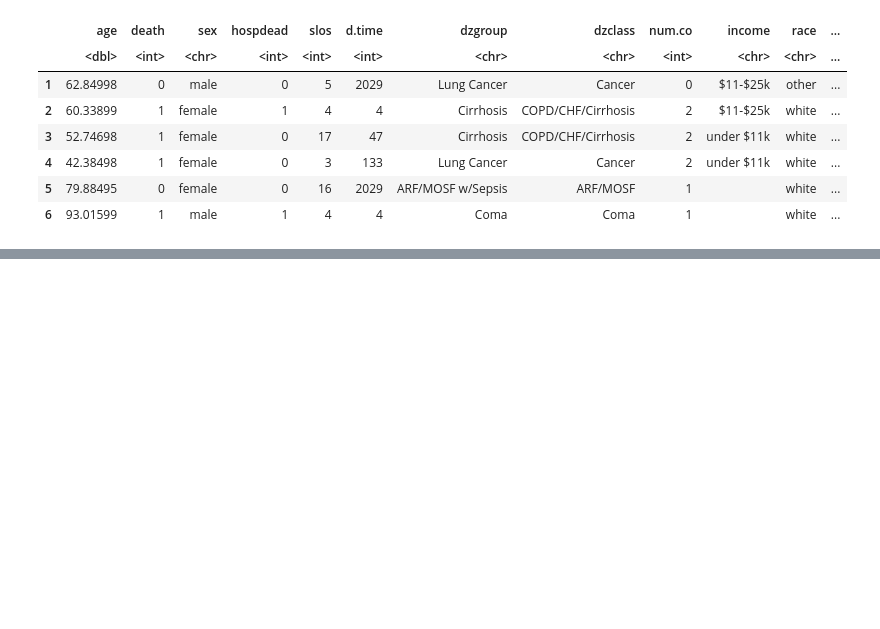
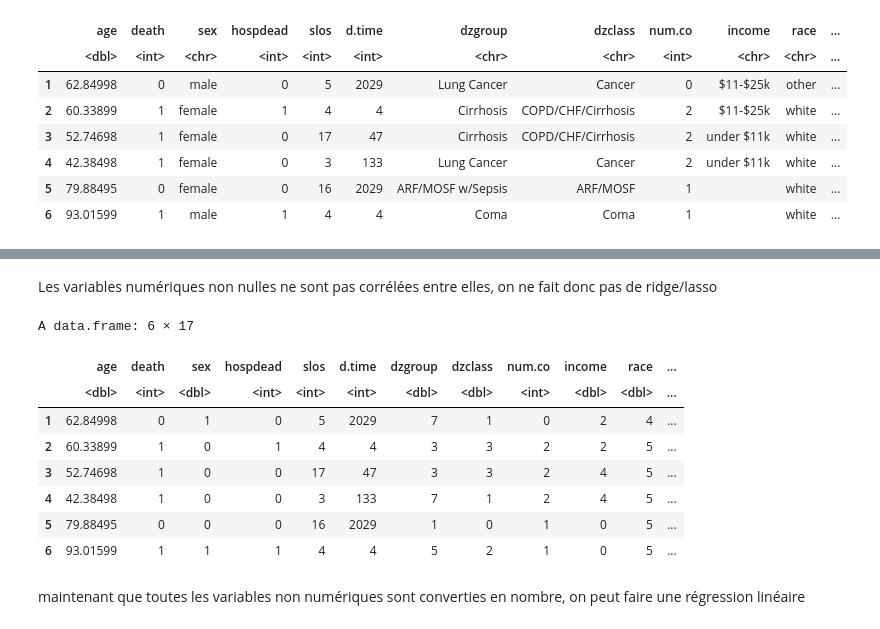
Before and after one commit to ClemouDouard/merr_project, a Jupyter notebook: src/notebook.ipynb, the cells around one changed output, grey strips where cells are left out. Cells and saved outputs as stored; diff of their text form; code cells hidden in the pictures; blank space fills up the shorter version.

```diff
--- a/src/notebook.ipynb
+++ b/src/notebook.ipynb
@@ -159,0 +241,22 @@ A data.frame: 6 × 17
+# %% [markdown]
+Les variables numériques non nulles ne sont pas corrélées entre elles, on ne fait donc pas de ridge/lasso
+# %%
+for (colonne in names(data_clean)) {
+    if (!is.numeric(data_clean[[colonne]])) {
+      # Remplacer les catégories par des nombres
+      data_clean[[colonne]] <- as.numeric(factor(data_clean[[colonne]])) - 1
+    }
+  }
+head(data_clean)
+# %% [output]
+A data.frame: 6 × 17
+|  | age | death | sex | hospdead | slos | d.time | dzgroup | dzclass | num.co | income | race | ... |
+|  | <dbl> | <int> | <dbl> | <int> | <int> | <int> | <dbl> | <dbl> | <int> | <dbl> | <dbl> | ... |
+| 1 | 62.84998 | 0 | 1 | 0 | 5 | 2029 | 7 | 1 | 0 | 2 | 4 | ... |
+| 2 | 60.33899 | 1 | 0 | 1 | 4 | 4 | 3 | 3 | 2 | 2 | 5 | ... |
+| 3 | 52.74698 | 1 | 0 | 0 | 17 | 47 | 3 | 3 | 2 | 4 | 5 | ... |
+| 4 | 42.38498 | 1 | 0 | 0 | 3 | 133 | 7 | 1 | 2 | 4 | 5 | ... |
+| 5 | 79.88495 | 0 | 0 | 0 | 16 | 2029 | 1 | 0 | 1 | 0 | 5 | ... |
+| 6 | 93.01599 | 1 | 1 | 1 | 4 | 4 | 5 | 2 | 1 | 0 | 5 | ... |
+# %% [markdown]
+maintenant que toutes les variables non numériques sont converties en nombre, on peut faire une régression linéaire
```
Also changed, not shown: parts of 11 cells of this notebook.
